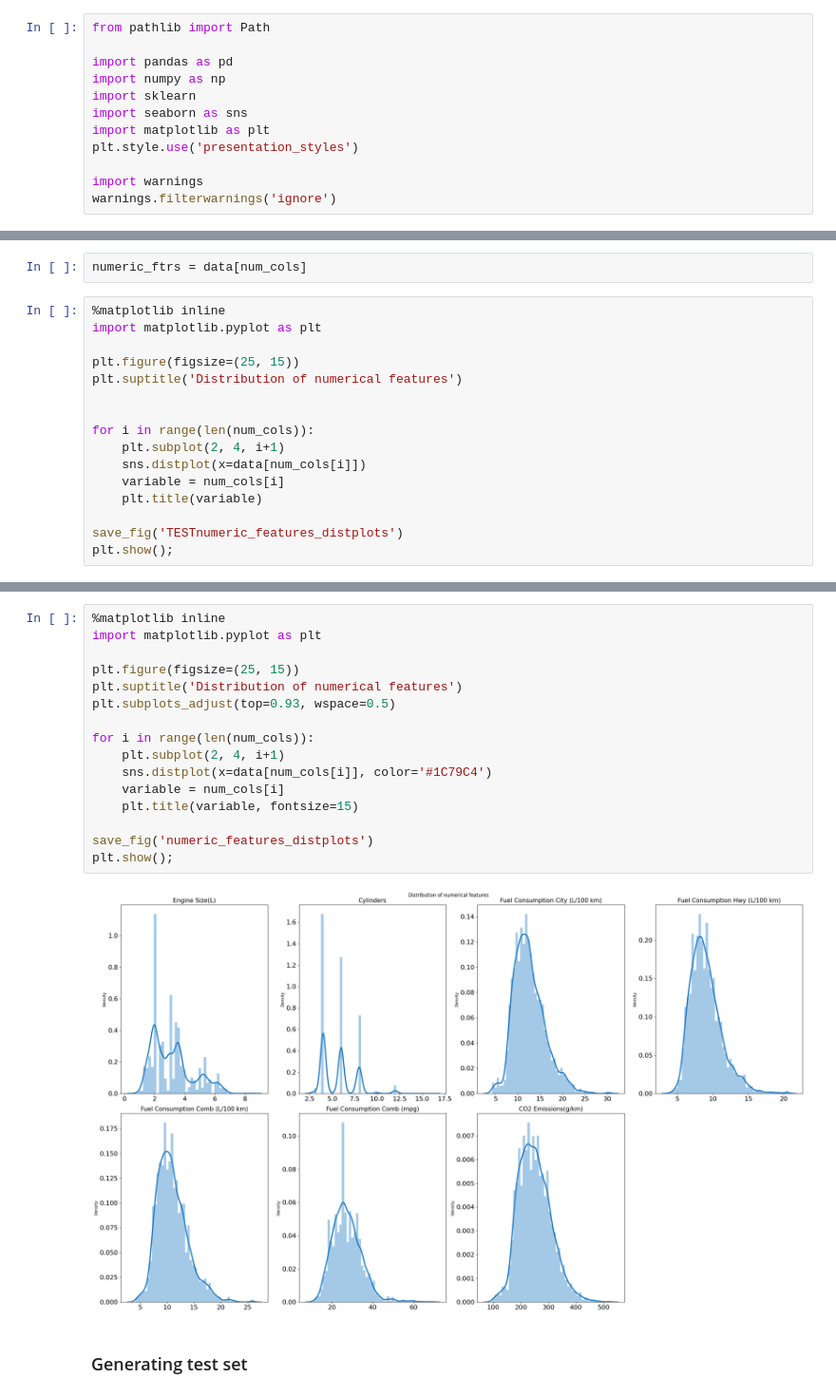
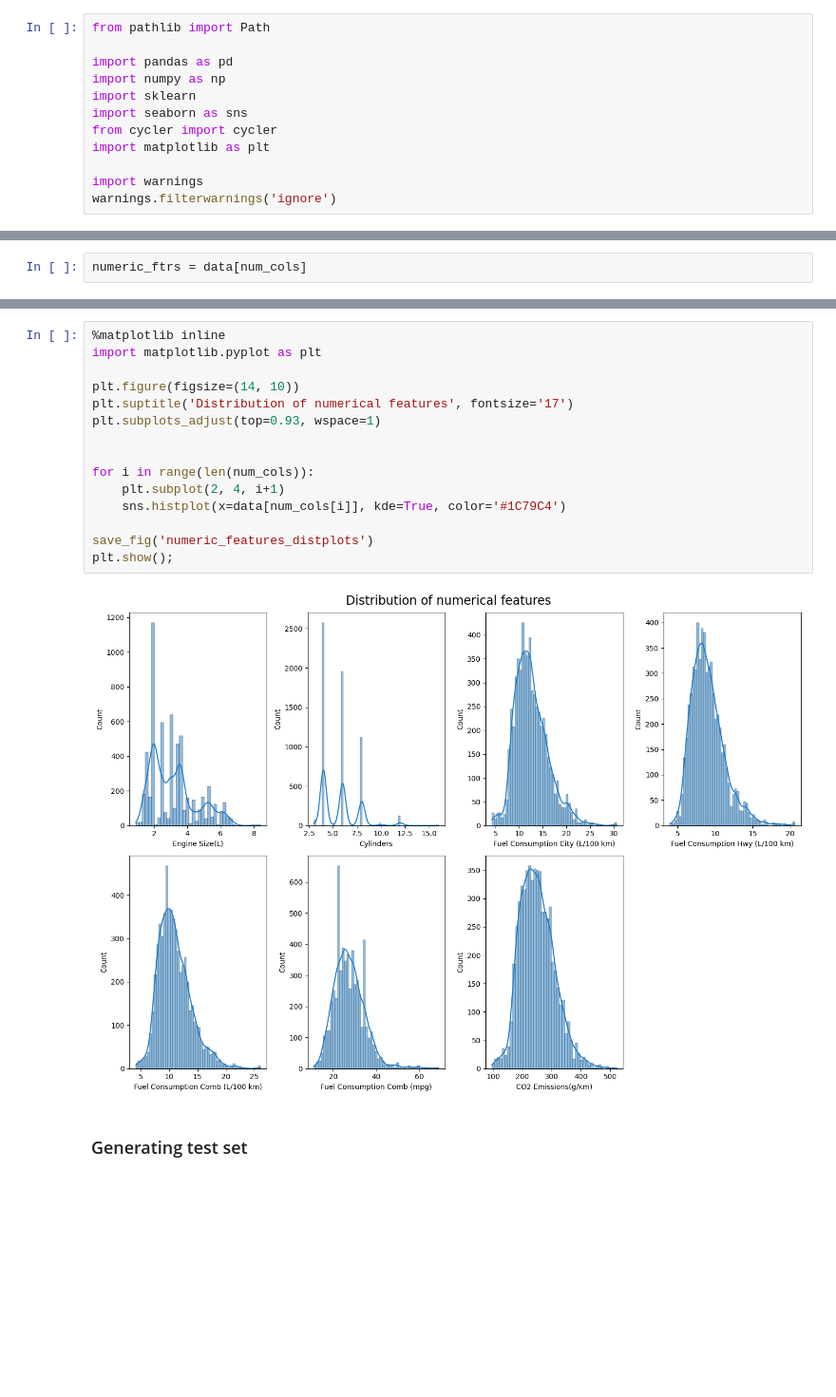
Before and after one commit to lauxpaux/cleanestCars, a Jupyter notebook: exploratory_data_analysis.ipynb, the cells around one changed output, grey strips where cells are left out. Shown at 95% size. Drawn from its saved outputs; the diff is of its cells as text; blank space fills up the shorter version.

```diff
--- a/exploratory_data_analysis.ipynb
+++ b/exploratory_data_analysis.ipynb
@@ -15,8 +15,8 @@ import pandas as pd
 import numpy as np
 import sklearn
 import seaborn as sns
+from cycler import cycler
 import matplotlib as plt
-plt.style.use('presentation_styles')
 
 import warnings
 warnings.filterwarnings('ignore')
@@ -134,19 +110,3 @@ num_cols = ['Engine Size(L)', 'Cylinders', 'Fuel Consumption City (L/100 km)',
            'Fuel Consumption Comb (mpg)', 'CO2 Emissions(g/km)']
 # %%
 numeric_ftrs = data[num_cols]
-# %%
-%matplotlib inline
-import matplotlib.pyplot as plt
-
-plt.figure(figsize=(25, 15))
-plt.suptitle('Distribution of numerical features')
-
-
-for i in range(len(num_cols)):
-    plt.subplot(2, 4, i+1)
-    sns.distplot(x=data[num_cols[i]])
-    variable = num_cols[i]
-    plt.title(variable)
-
-save_fig('TESTnumeric_features_distplots')
-plt.show();
@@ -155,21 +113,20 @@ plt.show();
 # %%
 %matplotlib inline
 import matplotlib.pyplot as plt
 
-plt.figure(figsize=(25, 15))
-plt.suptitle('Distribution of numerical features')
-plt.subplots_adjust(top=0.93, wspace=0.5)
+plt.figure(figsize=(14, 10))
+plt.suptitle('Distribution of numerical features', fontsize='17')
+plt.subplots_adjust(top=0.93, wspace=1)
+
 
 for i in range(len(num_cols)):
     plt.subplot(2, 4, i+1)
-    sns.distplot(x=data[num_cols[i]], color='#1C79C4')
-    variable = num_cols[i]
-    plt.title(variable, fontsize=15)
+    sns.histplot(x=data[num_cols[i]], kde=True, color='#1C79C4')
 
 save_fig('numeric_features_distplots')
 plt.show();
 # %% [output]
-[figure, old version]
+[figure, new version]
 # %% [markdown]
 ### Generating test set
 # %% [markdown]
```
Also changed, not shown: parts of 18 cells of this notebook, 9 other files.
